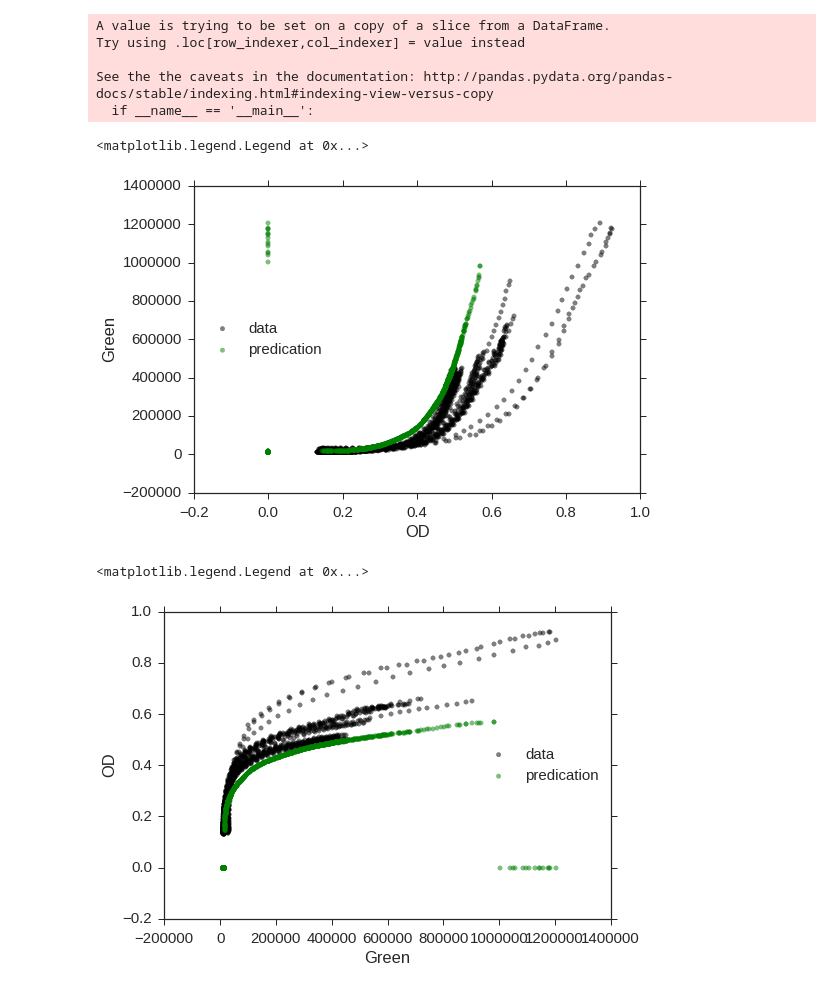
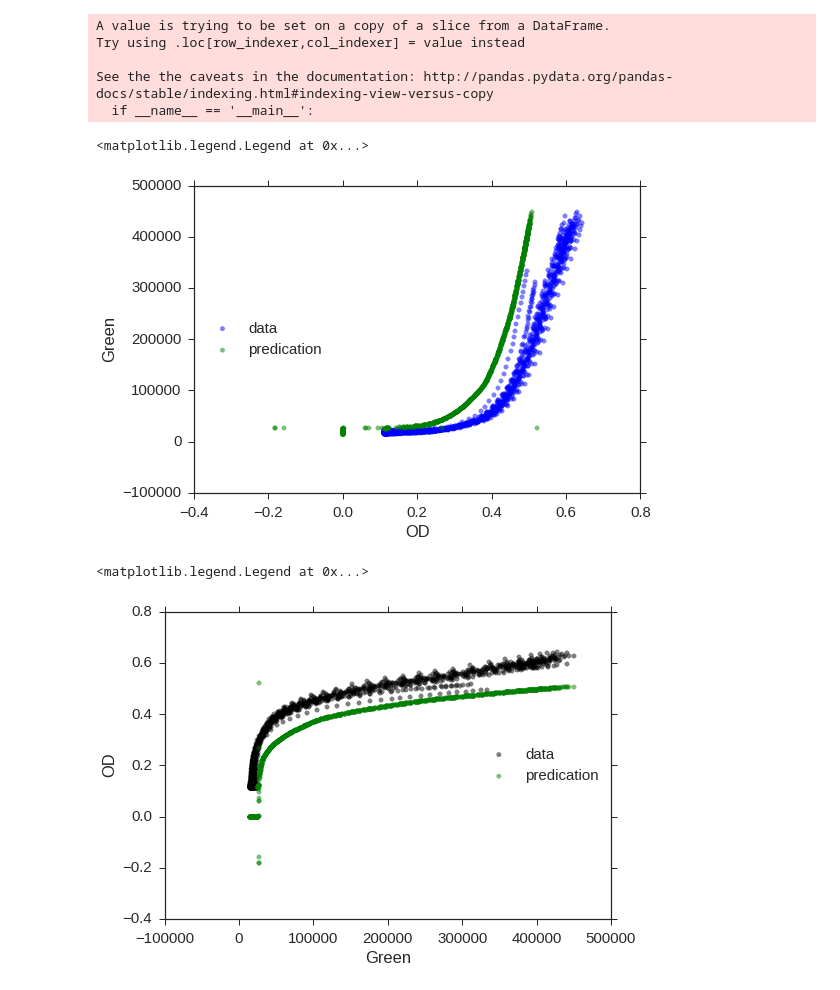
Before and after one commit to yoavram/curveball, a Jupyter notebook: notebooks/B-spline interpolation.ipynb, the cells around one changed output. Drawn from its saved outputs; the diff is of its cells as text; code cells hidden in the pictures.

Commit message:
interpolation on a stable dataset -> need to do competitions in double volume

```diff
--- a/notebooks/B-spline interpolation.ipynb
+++ b/notebooks/B-spline interpolation.ipynb
@@ -10,12 +10,16 @@ Populating the interactive namespace from numpy and matplotlib
 import scipy.interpolate as inter
 import curveball
 # %%
-filename = "/home/yoavram/Google Drive/ex silico/tecan/Yoav_08022015_nolag.xlsx"
-max_time = 10
+filename = "/home/yoavram/Google Drive/ex silico/tecan/Yoav_210115.xlsx"
+max_time = 12
 sheet    = None
 # %%
-maindf = curveball.io.read_tecan_xlsx(filename, ('OD','Green'), max_time=max_time, sheet=sheet)
+maindf = curveball.io.read_tecan_xlsx(filename, ('OD','Green','Red'), max_time=max_time, sheet=sheet)
 df = maindf[maindf.Number.isin([1,2,3,4])]
+#df = maindf[maindf.Number.isin([9,10,11,12])]
+#df = df[maindf.Well != 'G12']
+#df = df[maindf.Well != 'H12']
+#df.Green = df.Red
 
 grp = df.groupby(by=u'Cycle Nr.')
 meangrp = grp.mean().reset_index()
@@ -113,3 +103,5 @@ ylabel('Green');
+# %%
+f = inter.interp1d(meangrp.Green, meangrp.OD, 5, bounds_error=False, fill_value=0)
 # %%
 preddf['ODhat'] = map(f, preddf.Green)
 # %% [output]
@@ -119,14 +111,14 @@ Try using .loc[row_indexer,col_indexer] = value instead
 See the the caveats in the documentation: http://pandas.pydata.org/pandas-docs/stable/indexing.html#indexing-view-versus-copy
   if __name__ == '__main__':
 # %%
-scatter(preddf.OD, preddf.Green, color='k', alpha=0.5)
+scatter(preddf.OD, preddf.Green, color='b', alpha=0.5)
 scatter(preddf.ODhat, preddf.Green, color='g', alpha=0.5)
 xlabel('OD')
 ylabel('Green')
 legend(['data','predication'], loc='center left')
 # %% [output]
 <matplotlib.legend.Legend at 0x...>
-[figure, old version]
+[figure, new version]
 # %%
 scatter(preddf.Green, preddf.OD, color='k', alpha=0.5)
 scatter(preddf.Green, preddf.ODhat, color='g', alpha=0.5)
@@ -135,7 +127,7 @@ xlabel('Green')
 legend(['data','predication'], loc='center right')
 # %% [output]
 <matplotlib.legend.Legend at 0x...>
-[figure, old version]
+[figure, new version]
 # %%
 scatter(preddf.Time_OD, preddf.OD, marker='.', color='k', alpha=0.5)
 scatter(preddf.Time_Green, preddf.ODhat, marker='.', color='g')
```
Also changed, not shown: parts of 17 cells of this notebook.
